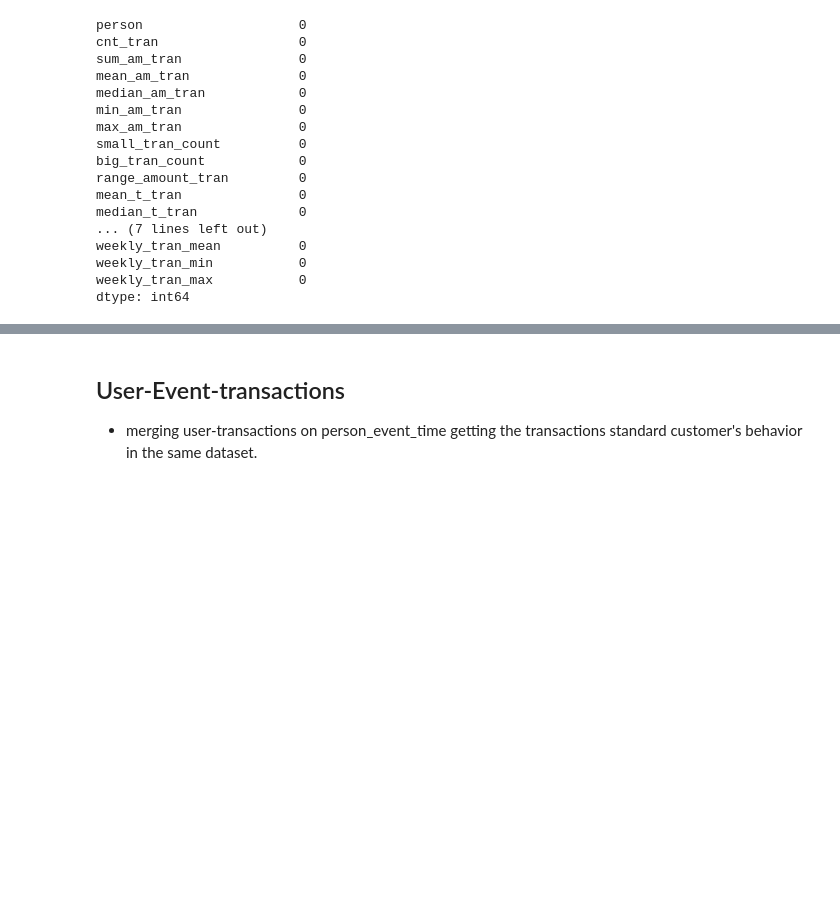
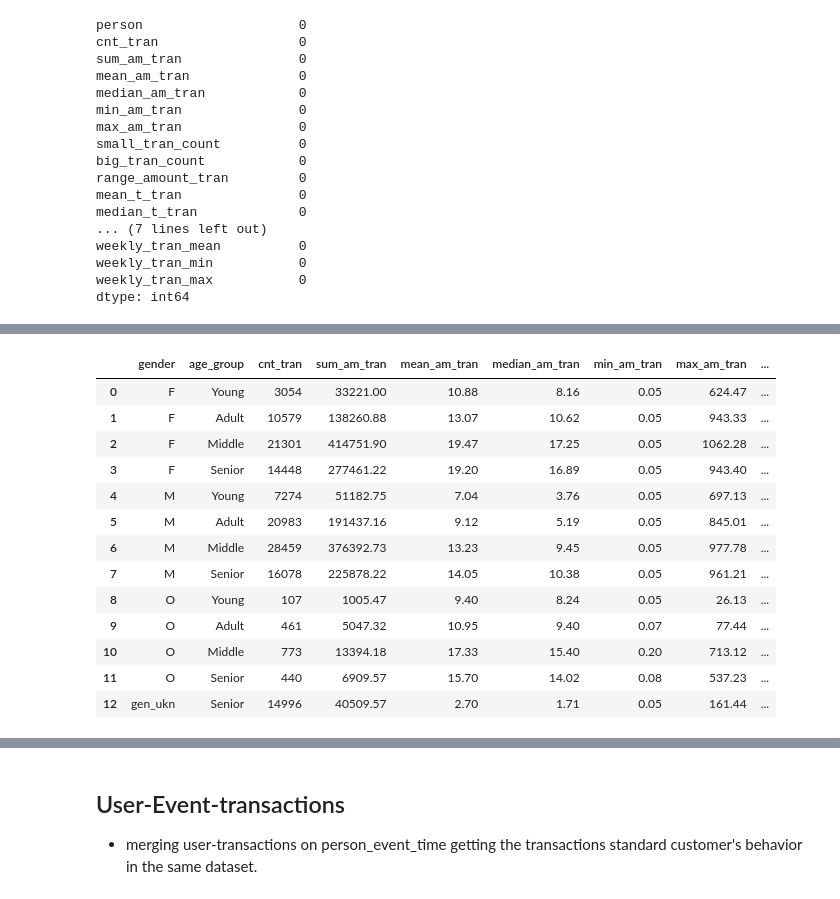
Before and after one commit to Niltonjuniorphd/Starbucks_project, a Jupyter notebook: feature_enegineering.ipynb, the cells around one changed output, grey strips where cells are left out. Cells and saved outputs as stored; diff of their text form; code cells hidden in the pictures; blank space fills up the shorter version.

```diff
--- a/Starbucks_Capstone_notebook_personal_final.ipynb
+++ b/feature_enegineering.ipynb
@@ -1170,0 +1195,68 @@ Constructing a **Transaction-Time** based matrix from `transaction` table. The t
+# %%
+# Merging profile data with transaction data using 'id' and 'person' as join keys
+profile_transactions = profile.merge(transactions, left_on=['id'], right_on=['person'], how='left')
+
+# Grouping transaction data by gender and age group, aggregating various statistics
+gender_transactions = profile_transactions.groupby(['gender', 'age_group'], observed=True).agg(
+    # Transaction count block
+    cnt_tran=('amount', 'count'),  # Counting the total number of transactions
+
+    # Transaction amount statistics block
+    sum_am_tran=('amount', 'sum'),  # Summing the transaction amounts
+    mean_am_tran=('amount', 'mean'),  # Calculating the mean transaction amount
+    median_am_tran=('amount', 'median'),  # Calculating the median transaction amount
+    min_am_tran=('amount', 'min'),  # Finding the minimum transaction amount
+    max_am_tran=('amount', 'max'),  # Finding the maximum transaction amount
+
+    # Counting small and large transactions based on quantiles
+    small_tran_count=('amount', lambda x: (x < x.quantile(0.25)).sum()),  # Count of small transactions (below 25th percentile)
+    big_tran_count=('amount', lambda x: (x > x.quantile(0.75)).sum()),  # Count of large transactions (above 75th percentile)
+
+    # Calculating the range of transaction amounts
+    range_amount_tran=('amount', lambda x: x.max() - x.min()),  # Range between max and min amounts
+
+    # Time statistics block
+    mean_t_tran=('time', 'mean'),  # Mean time of transactions
+    median_t_tran=('time', 'median'),  # Median time of transactions
+    min_t_tran=('time', 'min'),  # Minimum transaction time
+    max_t_tran=('time', 'max'),  # Maximum transaction time
+
+    # Calculating the time range (max time - min time)
+    range_t_tran=('time', lambda x: x.max() - x.min()),
+
+    # Frequency of transactions: transactions per unit of time
+    freq_tran=('time', lambda x: (len(x) / (x.max() - x.min())) * 100 if x.max() != x.min() else 1),
+
+    # Recency of transactions: how recent the transactions are
+    recency_tran=('time', lambda x: (714 - x.max() / 714))  # Adjusting based on the most recent time
+).round(2).reset_index()  # Round values to 2 decimal places and reset the index
+
+# Creating secondary features related to the transaction amounts
+gender_transactions['max_to_sum_am_tran'] = (
+    gender_transactions['max_am_tran'] / gender_transactions['sum_am_tran']
+)  # Ratio of the maximum transaction amount to the total sum of amounts
+
+gender_transactions['median_to_mean_am_tran'] = (
+    gender_transactions['median_am_tran'] / gender_transactions['mean_am_tran']
+)  # Ratio of the median transaction amount to the mean amount (indicates distribution skewness)
+
+# Saving the result into a CSV file for further use
+gender_transactions.to_csv('medalion_data_store/silver/profile_transactions.csv', index=False)
+
+# Output the final DataFrame containing aggregated transaction data
+gender_transactions
+# %% [output]
+|  | gender | age_group | cnt_tran | sum_am_tran | mean_am_tran | median_am_tran | min_am_tran | max_am_tran | ... |
+| 0 | F | Young | 3054 | 33221.00 | 10.88 | 8.16 | 0.05 | 624.47 | ... |
+| 1 | F | Adult | 10579 | 138260.88 | 13.07 | 10.62 | 0.05 | 943.33 | ... |
+| 2 | F | Middle | 21301 | 414751.90 | 19.47 | 17.25 | 0.05 | 1062.28 | ... |
+| 3 | F | Senior | 14448 | 277461.22 | 19.20 | 16.89 | 0.05 | 943.40 | ... |
+| 4 | M | Young | 7274 | 51182.75 | 7.04 | 3.76 | 0.05 | 697.13 | ... |
+| 5 | M | Adult | 20983 | 191437.16 | 9.12 | 5.19 | 0.05 | 845.01 | ... |
+| 6 | M | Middle | 28459 | 376392.73 | 13.23 | 9.45 | 0.05 | 977.78 | ... |
+| 7 | M | Senior | 16078 | 225878.22 | 14.05 | 10.38 | 0.05 | 961.21 | ... |
+| 8 | O | Young | 107 | 1005.47 | 9.40 | 8.24 | 0.05 | 26.13 | ... |
+| 9 | O | Adult | 461 | 5047.32 | 10.95 | 9.40 | 0.07 | 77.44 | ... |
+| 10 | O | Middle | 773 | 13394.18 | 17.33 | 15.40 | 0.20 | 713.12 | ... |
+| 11 | O | Senior | 440 | 6909.57 | 15.70 | 14.02 | 0.08 | 537.23 | ... |
+| 12 | gen_ukn | Senior | 14996 | 40509.57 | 2.70 | 1.71 | 0.05 | 161.44 | ... |
```
Also changed, not shown: parts of 26 cells of this notebook, 31 other files.
